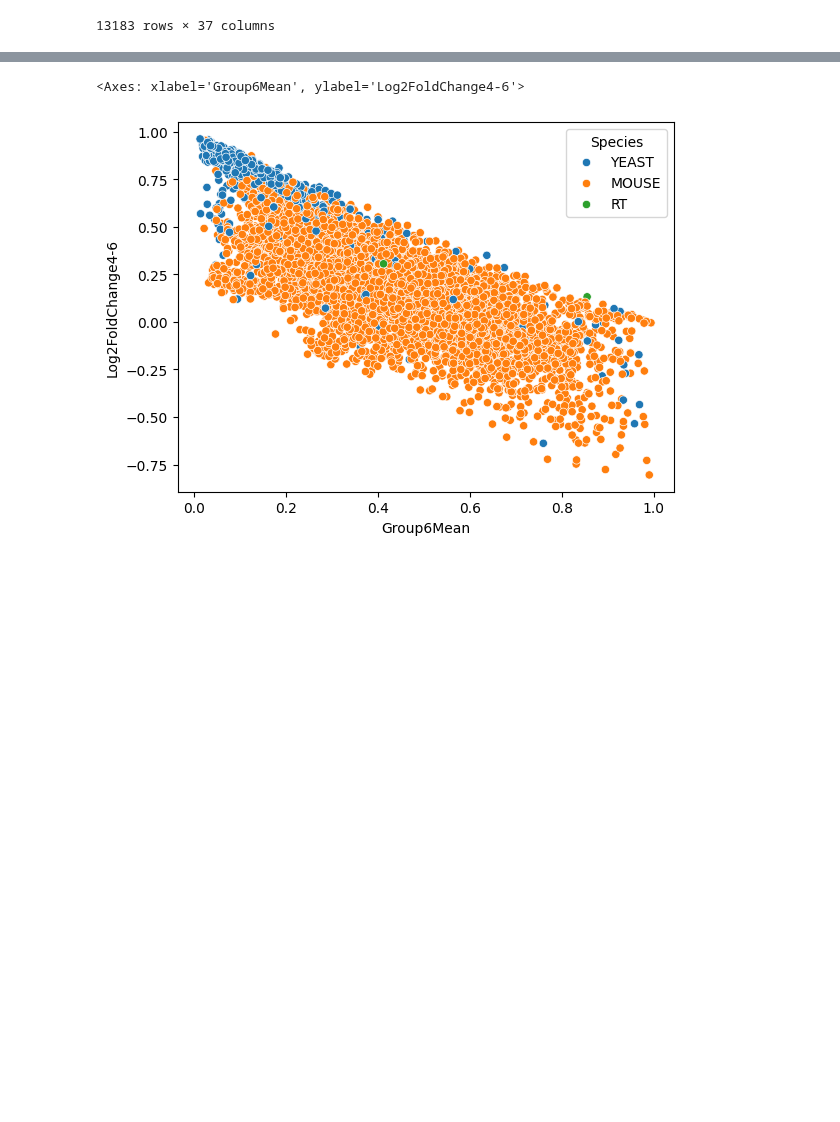
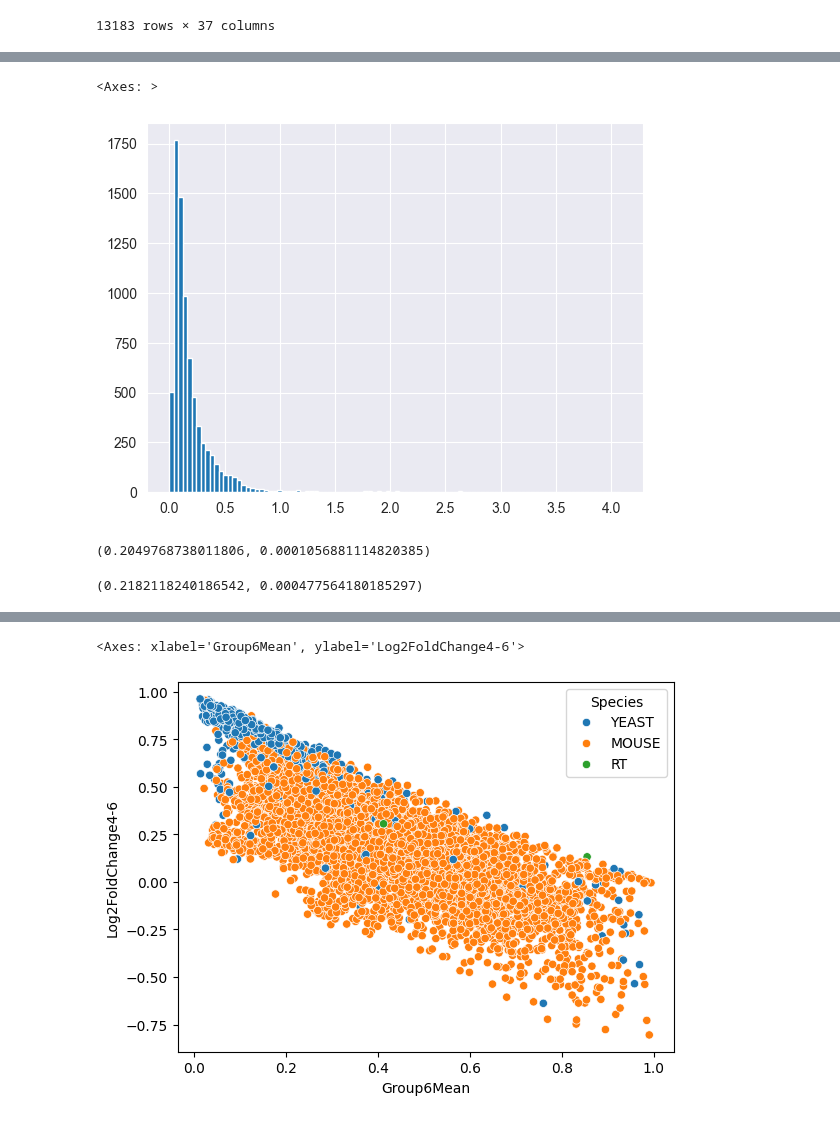
Before and after one commit to InfectionMedicineProteomics/DPKS, a Jupyter notebook: notebooks/differential_expression.ipynb, the cells around one changed output, grey strips where cells are left out. Cells and saved outputs as stored; diff of their text form; code cells hidden in the pictures; blank space fills up the shorter version.

Commit message:
Proteomics data simulation notebook

```diff
--- a/notebooks/differential_expression.ipynb
+++ b/notebooks/differential_expression.ipynb
@@ -77,0 +78,13 @@ sns.scatterplot(
+# %%
+compared_data.row_annotations['Group6Stdev'].hist(bins=100)
+# %% [output]
+<Axes: >
+[figure, added]
+# %%
+compared_data.row_annotations['Group6Stdev'].mean(skipna=True), compared_data.row_annotations['Group6Stdev'].min(skipna=True)
+# %% [output]
+(0.2049768738011806, 0.0001056881114820385)
+# %%
+compared_data.row_annotations['Group4Stdev'].mean(skipna=True), compared_data.row_annotations['Group4Stdev'].min(skipna=True)
+# %% [output]
+(0.2182118240186542, 0.000477564180185297)
```
Also changed, not shown: parts of 4 cells of this notebook, 6 other files.
